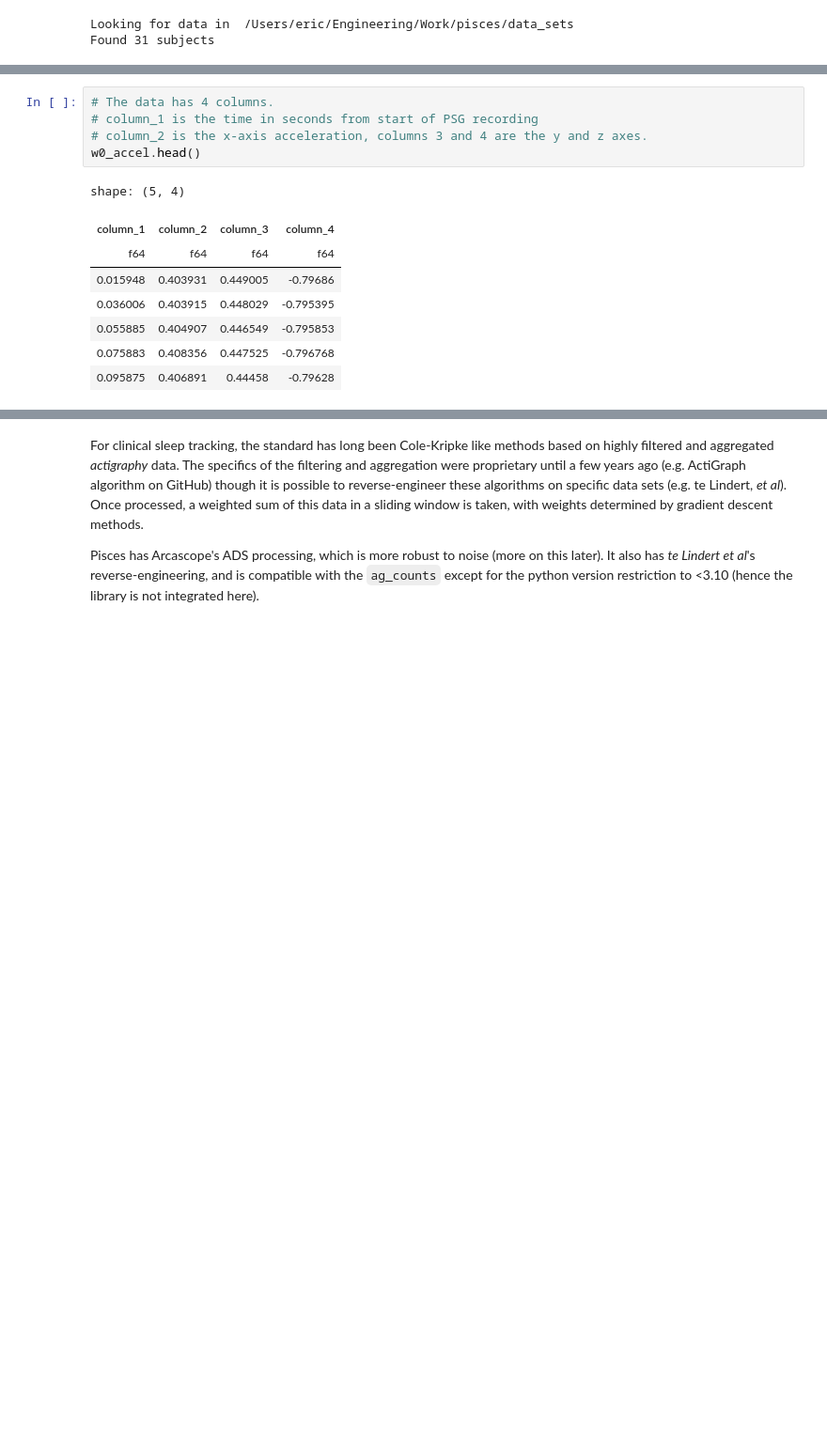
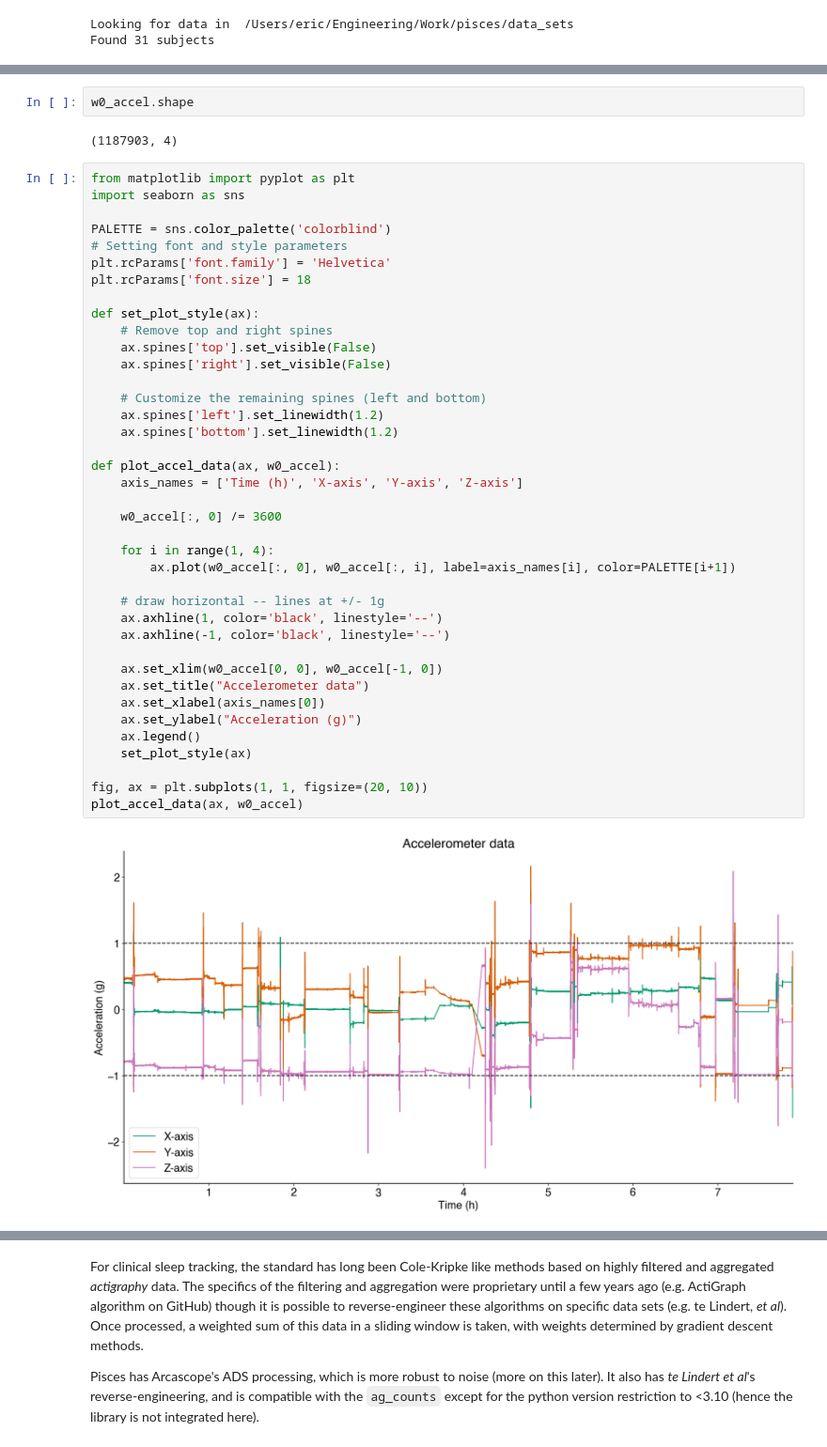
Before and after one commit to Arcascope/pisces, a Jupyter notebook: analyses/NHRC/narrative.ipynb, the cells around one changed output, grey strips where cells are left out. Shown at 94% size. Cells and saved outputs as stored; diff of their text form; blank space fills up the shorter version.

```diff
--- a/analyses/NHRC/narrative.ipynb
+++ b/analyses/NHRC/narrative.ipynb
@@ -43,17 +43,48 @@ w0_accel = walch.get_feature_data( 'accelerometer', walch_0,)
-# %%
-# The data has 4 columns.
-# column_1 is the time in seconds from start of PSG recording
-# column_2 is the x-axis acceleration, columns 3 and 4 are the y and z axes.
-w0_accel.head()
-# %% [output]
-shape: (5, 4)
-| column_1 | column_2 | column_3 | column_4 |
-| f64 | f64 | f64 | f64 |
-| 0.015948 | 0.403931 | 0.449005 | -0.79686 |
-| 0.036006 | 0.403915 | 0.448029 | -0.795395 |
-| 0.055885 | 0.404907 | 0.446549 | -0.795853 |
-| 0.075883 | 0.408356 | 0.447525 | -0.796768 |
-| 0.095875 | 0.406891 | 0.44458 | -0.79628 |
+# %%
+w0_accel.shape
+# %% [output]
+(1187903, 4)
+# %%
+from matplotlib import pyplot as plt
+import seaborn as sns
+
+PALETTE = sns.color_palette('colorblind')
+# Setting font and style parameters
+plt.rcParams['font.family'] = 'Helvetica'
+plt.rcParams['font.size'] = 18
+
+def set_plot_style(ax):
+    # Remove top and right spines
+    ax.spines['top'].set_visible(False)
+    ax.spines['right'].set_visible(False)
+
+    # Customize the remaining spines (left and bottom)
+    ax.spines['left'].set_linewidth(1.2)
+    ax.spines['bottom'].set_linewidth(1.2)
+
+def plot_accel_data(ax, w0_accel):
+    axis_names = ['Time (h)', 'X-axis', 'Y-axis', 'Z-axis']
+
+    w0_accel[:, 0] /= 3600
+
+    for i in range(1, 4):
+        ax.plot(w0_accel[:, 0], w0_accel[:, i], label=axis_names[i], color=PALETTE[i+1])
+
+    # draw horizontal -- lines at +/- 1g
+    ax.axhline(1, color='black', linestyle='--')
+    ax.axhline(-1, color='black', linestyle='--')
+
+    ax.set_xlim(w0_accel[0, 0], w0_accel[-1, 0])
+    ax.set_title("Accelerometer data")
+    ax.set_xlabel(axis_names[0])
+    ax.set_ylabel("Acceleration (g)")
+    ax.legend()
+    set_plot_style(ax)
+
+fig, ax = plt.subplots(1, 1, figsize=(20, 10))
+plot_accel_data(ax, w0_accel)
+# %% [output]
+[figure, added]
 # %%
 from matplotlib import pyplot as plt
 
```
Also changed, not shown: parts of 17 cells of this notebook.
